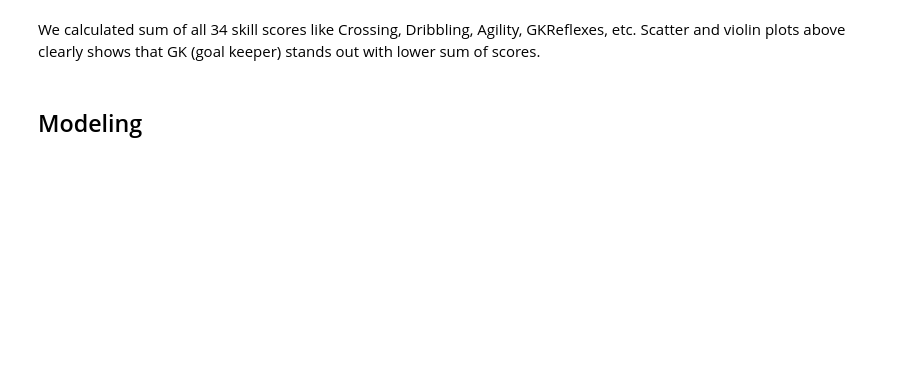
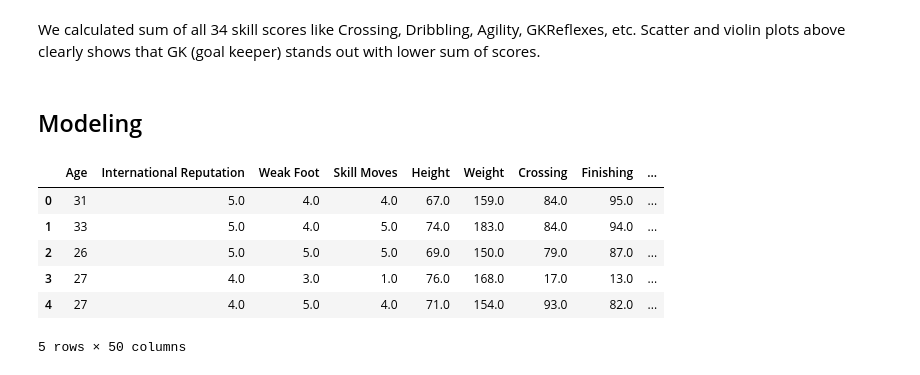
Before and after one commit to ojinhxd/Git-learning, a Jupyter notebook: Capstone_1/capstone1.ipynb, the cells around one changed output. Drawn from its saved outputs; the diff is of its cells as text; code cells hidden in the pictures; blank space fills up the shorter version.

```diff
--- a/Capstone_1/capstone1.ipynb
+++ b/Capstone_1/capstone1.ipynb
@@ -393,0 +403,16 @@ We calculated sum of all 34 skill scores like Crossing, Dribbling, Agility, GKRe
+# %%
+y = df.Overall
+X = df.drop(['Name', 'Nationality', 'Overall', 'Potential', 'Value', 'Wage'], axis=1)
+# %%
+# handle categorical variables
+X = pd.get_dummies(X, drop_first=True)
+# %%
+X.head()
+# %% [output]
+|  | Age | International Reputation | Weak Foot | Skill Moves | Height | Weight | Crossing | Finishing | ... |
+| 0 | 31 | 5.0 | 4.0 | 4.0 | 67.0 | 159.0 | 84.0 | 95.0 | ... |
+| 1 | 33 | 5.0 | 4.0 | 5.0 | 74.0 | 183.0 | 84.0 | 94.0 | ... |
+| 2 | 26 | 5.0 | 5.0 | 5.0 | 69.0 | 150.0 | 79.0 | 87.0 | ... |
+| 3 | 27 | 4.0 | 3.0 | 1.0 | 76.0 | 168.0 | 17.0 | 13.0 | ... |
+| 4 | 27 | 4.0 | 5.0 | 4.0 | 71.0 | 154.0 | 93.0 | 82.0 | ... |
+5 rows × 50 columns
```
Also changed, not shown: parts of 31 cells of this notebook.
